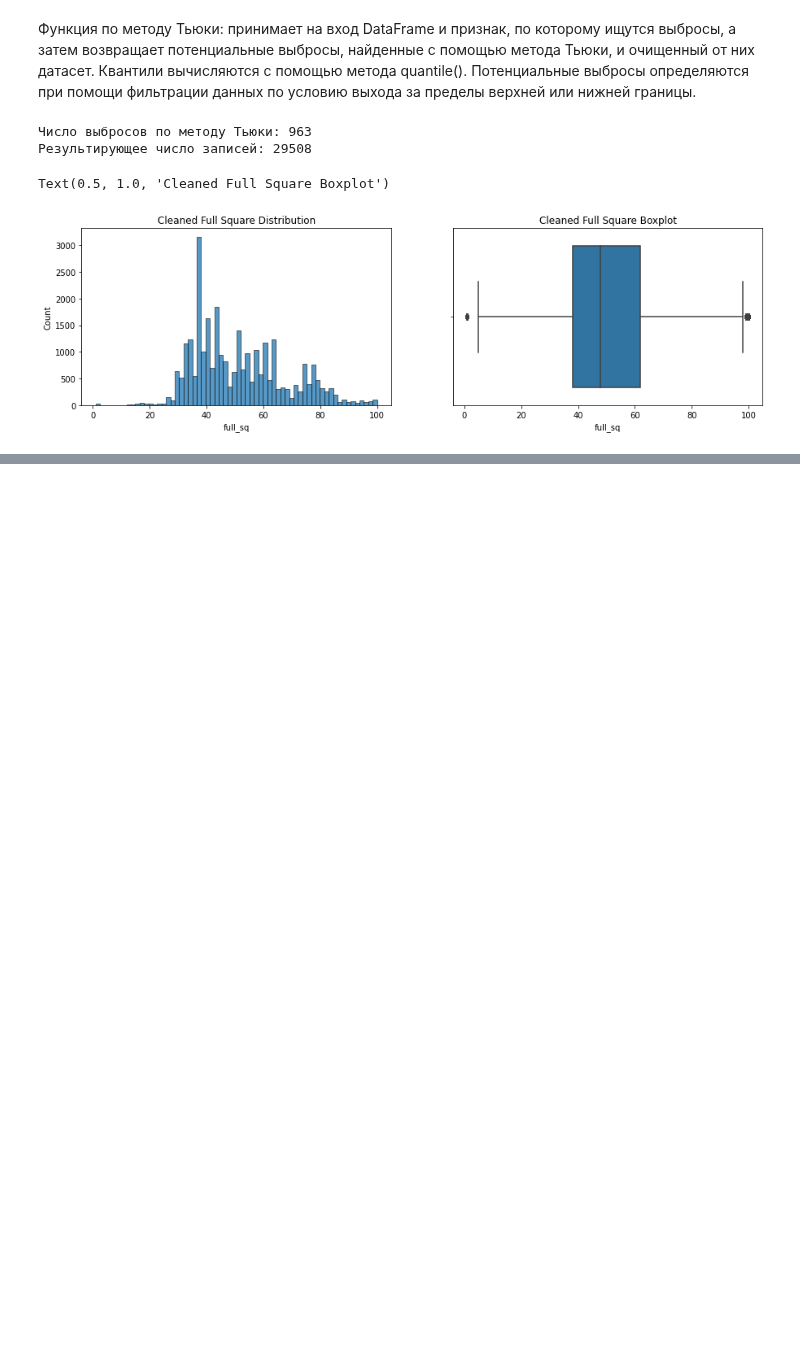
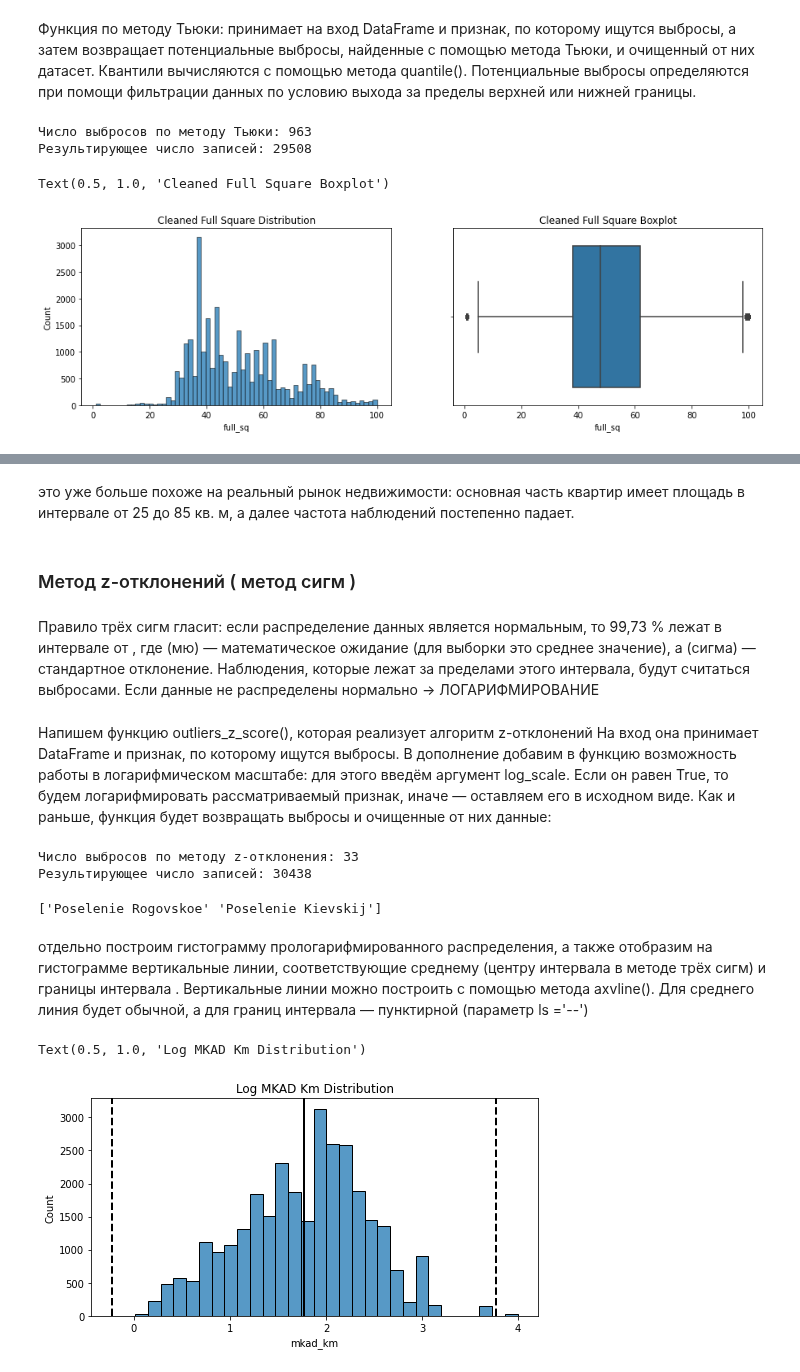
Before and after one commit to UdTatyana/SF-Data-Science, a Jupyter notebook: Skillfactory/PY_14 Очистка_данных/Theory_14.ipynb, the cells around one changed output, grey strips where cells are left out. Saved outputs shown, nothing was run; the diff lists cells and outputs as text; code cells hidden in the pictures; blank space fills up the shorter version.

```diff
--- a/Skillfactory/PY_14 Очистка_данных/Theory_14.ipynb
+++ b/Skillfactory/PY_14 Очистка_данных/Theory_14.ipynb
@@ -460,0 +499,50 @@ Text(0.5, 1.0, 'Cleaned Full Square Boxplot')
+# %% [markdown]
+ это уже больше похоже на реальный рынок недвижимости: основная часть квартир имеет площадь в интервале от 25 до 85 кв. м, а далее частота наблюдений постепенно падает.
+# %% [markdown]
+###  Метод z-отклонений ( метод сигм )
+# %% [markdown]
+Правило трёх сигм гласит: если распределение данных является нормальным, то 99,73 % лежат в интервале от , где   (мю) — математическое ожидание (для выборки это среднее значение), а  (сигма) — стандартное отклонение. Наблюдения, которые лежат за пределами этого интервала, будут считаться выбросами.
+Если данные не распределены нормально -> ЛОГАРИФМИРОВАНИЕ
+# %% [markdown]
+Напишем функцию outliers_z_score(), которая реализует алгоритм z-отклонений
+На вход она принимает DataFrame и признак, по которому ищутся выбросы. В дополнение добавим в функцию возможность работы в логарифмическом масштабе: для этого введём аргумент log_scale. Если он равен True, то будем логарифмировать рассматриваемый признак, иначе — оставляем его в исходном виде.
+Как и раньше, функция будет возвращать выбросы и очищенные от них данные:
+# %%
+def outliers_z_score(data, feature, log_scale=False):
+    if log_scale:
+        x = np.log(data[feature]+1)
+    else:
+        x = data[feature]
+    mu = x.mean()
+    sigma = x.std()
+    lower_bound = mu - 3 * sigma
+    upper_bound = mu + 3 * sigma
+    outliers = data[(x < lower_bound) | (x > upper_bound)]
+    cleaned = data[(x > lower_bound) & (x < upper_bound)]
+    return outliers, cleaned
+
+# применим к таблице sber_data и признаку mkad_km, а также выведем размерности результатов
+outliers, cleaned = outliers_z_score(sber_data, 'mkad_km', log_scale=True)
+print(f'Число выбросов по методу z-отклонения: {outliers.shape[0]}')
+print(f'Результирующее число записей: {cleaned.shape[0]}')
+# %% [output]
+Число выбросов по методу z-отклонения: 33
+Результирующее число записей: 30438
+# %%
+#  узнаем, в каких районах (sub_area) представлены квартиры-выбросы:
+print(outliers['sub_area'].unique())
+# %% [output]
+['Poselenie Rogovskoe' 'Poselenie Kievskij']
+# %% [markdown]
+отдельно построим гистограмму прологарифмированного распределения, а также отобразим на гистограмме вертикальные линии, соответствующие среднему (центру интервала в методе трёх сигм) и границы интервала . Вертикальные линии можно построить с помощью метода axvline(). Для среднего линия будет обычной, а для границ интервала — пунктирной (параметр ls ='--')
+# %%
+fig, ax = plt.subplots(1, 1, figsize=(8, 4))
+log_mkad_km = np.log(sber_data['mkad_km'] + 1)
+histplot = sns.histplot(log_mkad_km, bins=30, ax=ax)
+histplot.axvline(log_mkad_km.mean(), color='k', lw=2)
+histplot.axvline(log_mkad_km.mean()+ 3 * log_mkad_km.std(), color='k', ls='--', lw=2)
+histplot.axvline(log_mkad_km.mean()- 3 * log_mkad_km.std(), color='k', ls='--', lw=2)
+histplot.set_title('Log MKAD Km Distribution')
+# %% [output]
+Text(0.5, 1.0, 'Log MKAD Km Distribution')
+[figure, added]
```
Also changed, not shown: parts of 20 cells of this notebook, 2 other files.
